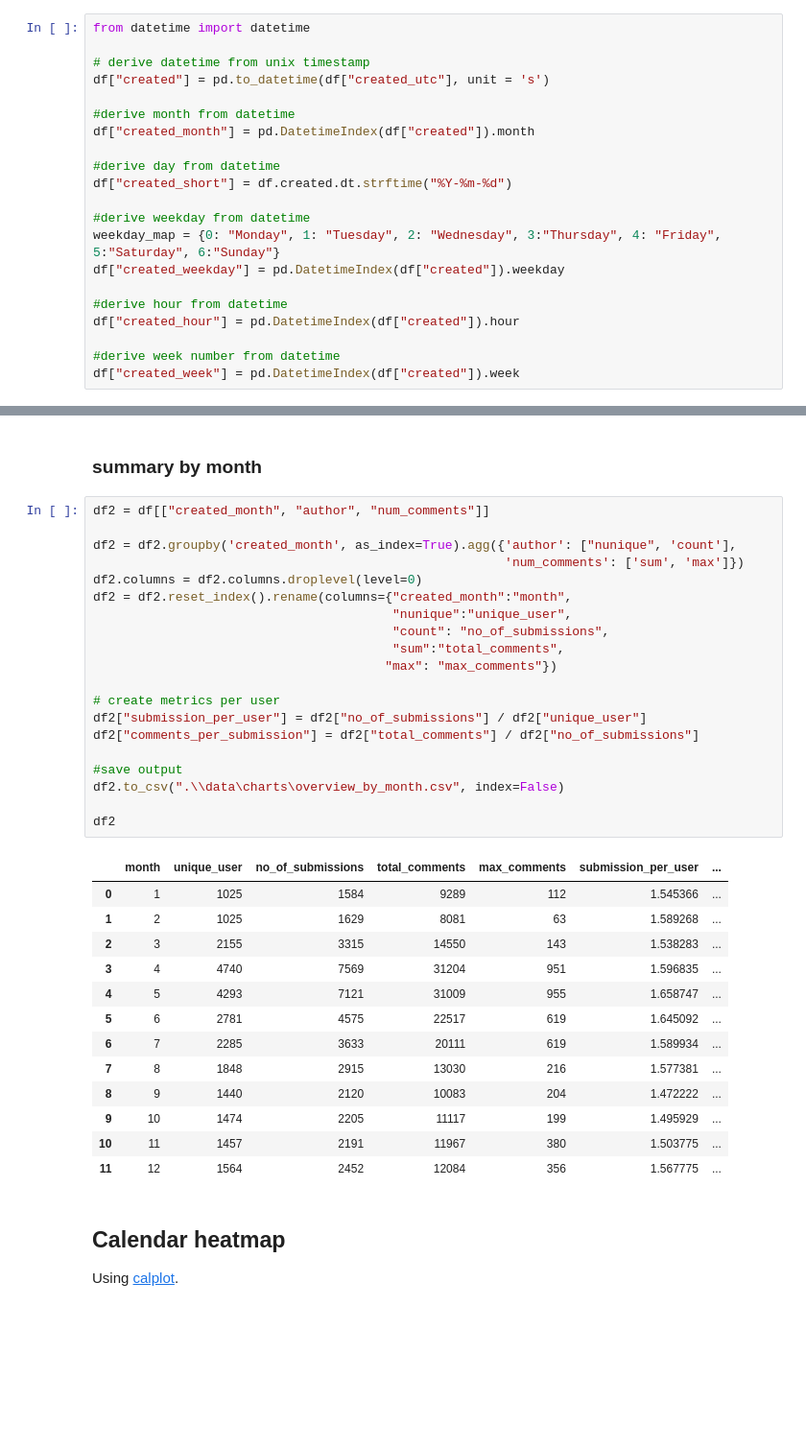
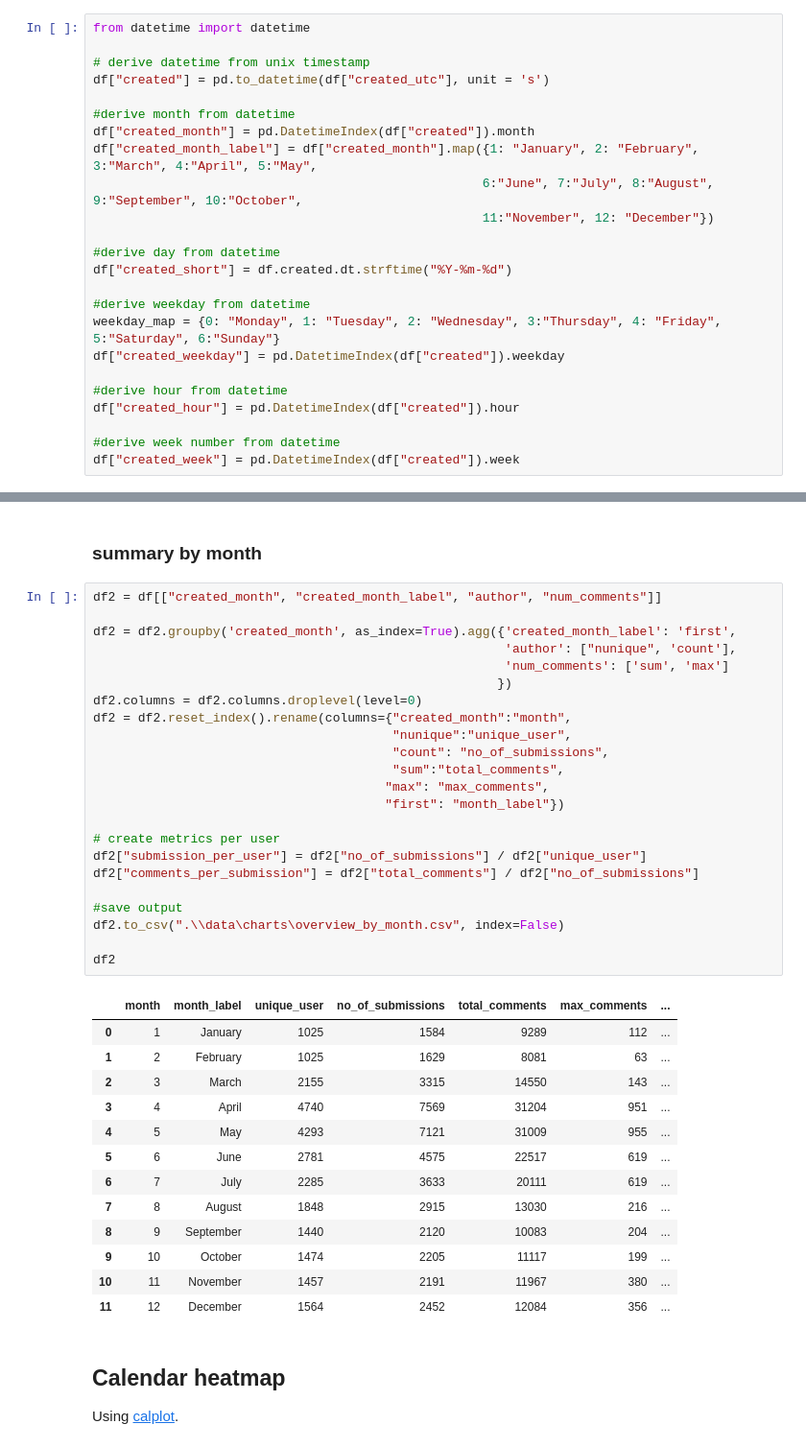
Before and after one commit to Lisa-Ho/breadit, a Jupyter notebook: notebooks/lockdown-baking-part-2-data-cleaning-classification.ipynb, the cells around one changed output, grey strips where cells are left out. Shown: that part at 96% size. Saved outputs shown, nothing was run; the diff lists cells and outputs as text; blank space fills up the shorter version.

Commit message:
continued analysis on users, comments, and engagement

```diff
--- a/notebooks/lockdown-baking-part-2-data-cleaning-classification.ipynb
+++ b/notebooks/lockdown-baking-part-2-data-cleaning-classification.ipynb
@@ -78,6 +78,9 @@ df["created"] = pd.to_datetime(df["created_utc"], unit = 's')
 
 #derive month from datetime
 df["created_month"] = pd.DatetimeIndex(df["created"]).month
+df["created_month_label"] = df["created_month"].map({1: "January", 2: "February", 3:"March", 4:"April", 5:"May",
+                                                    6:"June", 7:"July", 8:"August", 9:"September", 10:"October",
+                                                    11:"November", 12: "December"})
 
 #derive day from datetime
 df["created_short"] = df.created.dt.strftime("%Y-%m-%d")
@@ -312,39 +331,42 @@ pivot
 # %% [markdown]
 ### summary by month
 # %%
-df2 = df[["created_month", "author", "num_comments"]]
+df2 = df[["created_month", "created_month_label", "author", "num_comments"]]
 
-df2 = df2.groupby('created_month', as_index=True).agg({'author': ["nunique", 'count'],
-                                                       'num_comments': ['sum', 'max']})
+df2 = df2.groupby('created_month', as_index=True).agg({'created_month_label': 'first',
+                                                       'author': ["nunique", 'count'],
+                                                       'num_comments': ['sum', 'max']
+                                                      })
 df2.columns = df2.columns.droplevel(level=0)
 df2 = df2.reset_index().rename(columns={"created_month":"month",
                                         "nunique":"unique_user",
                                         "count": "no_of_submissions",
                                         "sum":"total_comments",
-                                       "max": "max_comments"})
+                                       "max": "max_comments",
+                                       "first": "month_label"})
 
 # create metrics per user
 df2["submission_per_user"] = df2["no_of_submissions"] / df2["unique_user"]
 df2["comments_per_submission"] = df2["total_comments"] / df2["no_of_submissions"]
 
 #save output
 df2.to_csv(".\\data\charts\overview_by_month.csv", index=False)
 
 df2
 # %% [output]
-|  | month | unique_user | no_of_submissions | total_comments | max_comments | submission_per_user | ... |
-| 0 | 1 | 1025 | 1584 | 9289 | 112 | 1.545366 | ... |
-| 1 | 2 | 1025 | 1629 | 8081 | 63 | 1.589268 | ... |
-| 2 | 3 | 2155 | 3315 | 14550 | 143 | 1.538283 | ... |
-| 3 | 4 | 4740 | 7569 | 31204 | 951 | 1.596835 | ... |
-| 4 | 5 | 4293 | 7121 | 31009 | 955 | 1.658747 | ... |
-| 5 | 6 | 2781 | 4575 | 22517 | 619 | 1.645092 | ... |
-| 6 | 7 | 2285 | 3633 | 20111 | 619 | 1.589934 | ... |
-| 7 | 8 | 1848 | 2915 | 13030 | 216 | 1.577381 | ... |
-| 8 | 9 | 1440 | 2120 | 10083 | 204 | 1.472222 | ... |
-| 9 | 10 | 1474 | 2205 | 11117 | 199 | 1.495929 | ... |
-| 10 | 11 | 1457 | 2191 | 11967 | 380 | 1.503775 | ... |
-| 11 | 12 | 1564 | 2452 | 12084 | 356 | 1.567775 | ... |
+|  | month | month_label | unique_user | no_of_submissions | total_comments | max_comments | ... |
+| 0 | 1 | January | 1025 | 1584 | 9289 | 112 | ... |
+| 1 | 2 | February | 1025 | 1629 | 8081 | 63 | ... |
+| 2 | 3 | March | 2155 | 3315 | 14550 | 143 | ... |
+| 3 | 4 | April | 4740 | 7569 | 31204 | 951 | ... |
+| 4 | 5 | May | 4293 | 7121 | 31009 | 955 | ... |
+| 5 | 6 | June | 2781 | 4575 | 22517 | 619 | ... |
+| 6 | 7 | July | 2285 | 3633 | 20111 | 619 | ... |
+| 7 | 8 | August | 1848 | 2915 | 13030 | 216 | ... |
+| 8 | 9 | September | 1440 | 2120 | 10083 | 204 | ... |
+| 9 | 10 | October | 1474 | 2205 | 11117 | 199 | ... |
+| 10 | 11 | November | 1457 | 2191 | 11967 | 380 | ... |
+| 11 | 12 | December | 1564 | 2452 | 12084 | 356 | ... |
 # %% [markdown]
 ## Calendar heatmap
 
```
Also changed, not shown: parts of 8 cells of this notebook.
